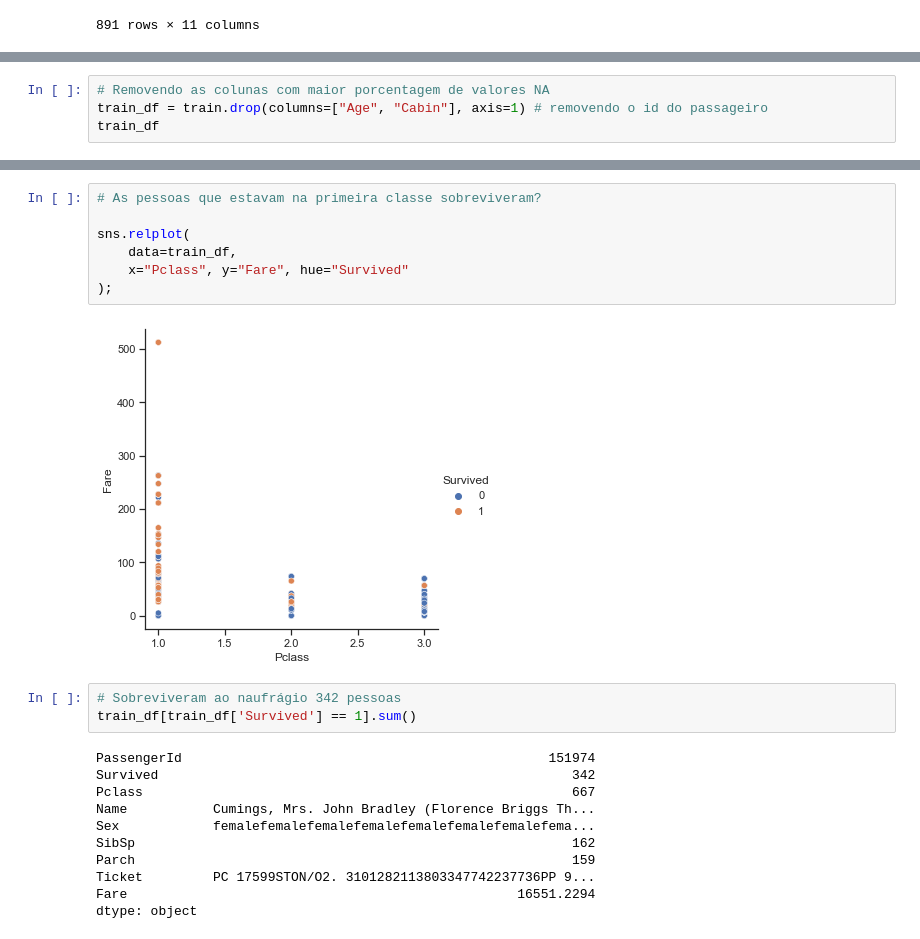
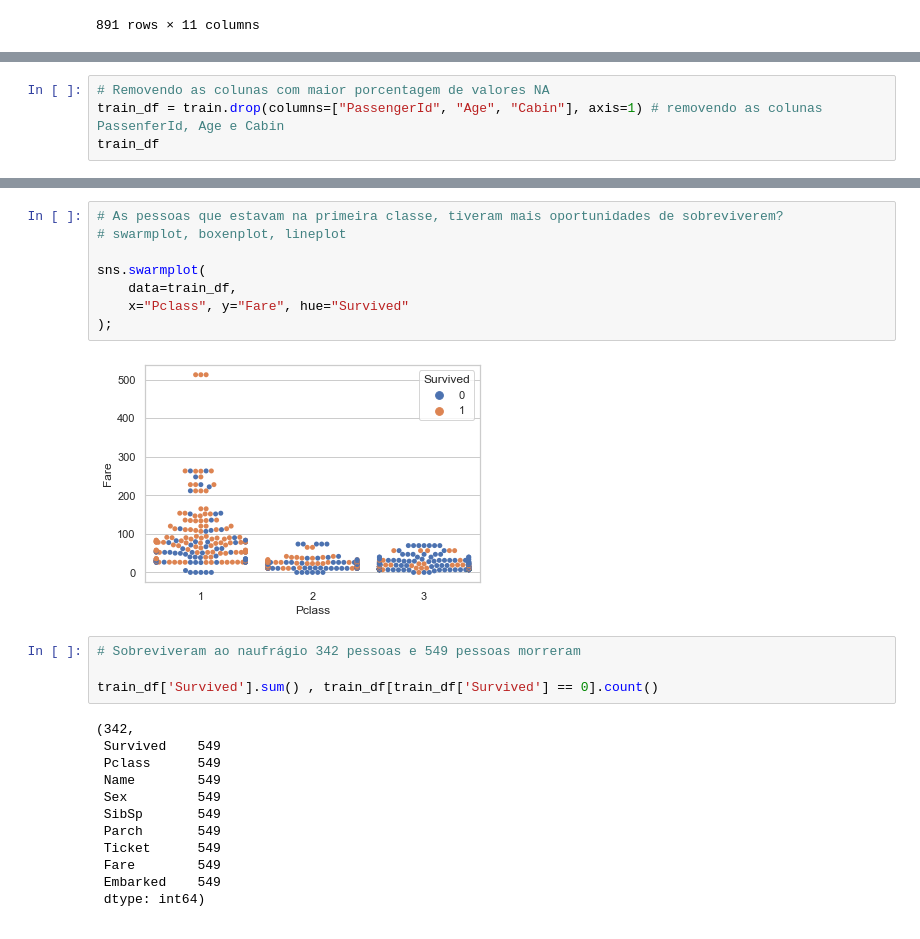
Before and after one commit to cantaruttim/Titanic, a Jupyter notebook: Titanic.ipynb, the cells around one changed output, grey strips where cells are left out. Drawn from its saved outputs; the diff is of its cells as text.

```diff
--- a/Titanic.ipynb
+++ b/Titanic.ipynb
@@ -45,5 +47,5 @@ dtype: float64
 # %%
 # Removendo as colunas com maior porcentagem de valores NA
-train_df = train.drop(columns=["Age", "Cabin"], axis=1) # removendo o id do passageiro
+train_df = train.drop(columns=["PassengerId", "Age", "Cabin"], axis=1) # removendo as colunas PassenferId, Age e Cabin
 train_df
 # %% [output]
@@ -114,23 +114,26 @@ sns.countplot(train_df['Parch']);
 # %%
-# As pessoas que estavam na primeira classe sobreviveram?
+# As pessoas que estavam na primeira classe, tiveram mais oportunidades de sobreviverem?
+# swarmplot, boxenplot, lineplot
 
-sns.relplot(
+sns.swarmplot(
     data=train_df,
     x="Pclass", y="Fare", hue="Survived"
 );
 # %% [output]
-[figure, old version]
+[figure, new version]
 # %%
-# Sobreviveram ao naufrágio 342 pessoas
-train_df[train_df['Survived'] == 1].sum()
+# Sobreviveram ao naufrágio 342 pessoas e 549 pessoas morreram
+
+train_df['Survived'].sum() , train_df[train_df['Survived'] == 0].count()
 # %% [output]
-PassengerId                                               151974
-Survived                                                     342
-Pclass                                                       667
-Name           Cumings, Mrs. John Bradley (Florence Briggs Th...
-Sex            femalefemalefemalefemalefemalefemalefemalefema...
-SibSp                                                        162
-Parch                                                        159
-Ticket         PC 17599STON/O2. 3101282113803347742237736PP 9...
-Fare                                                  16551.2294
-dtype: object
+(342,
+ Survived    549
+ Pclass      549
+ Name        549
+ Sex         549
+ SibSp       549
+ Parch       549
+ Ticket      549
+ Fare        549
+ Embarked    549
+ dtype: int64)
```
Also changed, not shown: parts of 12 cells of this notebook.
